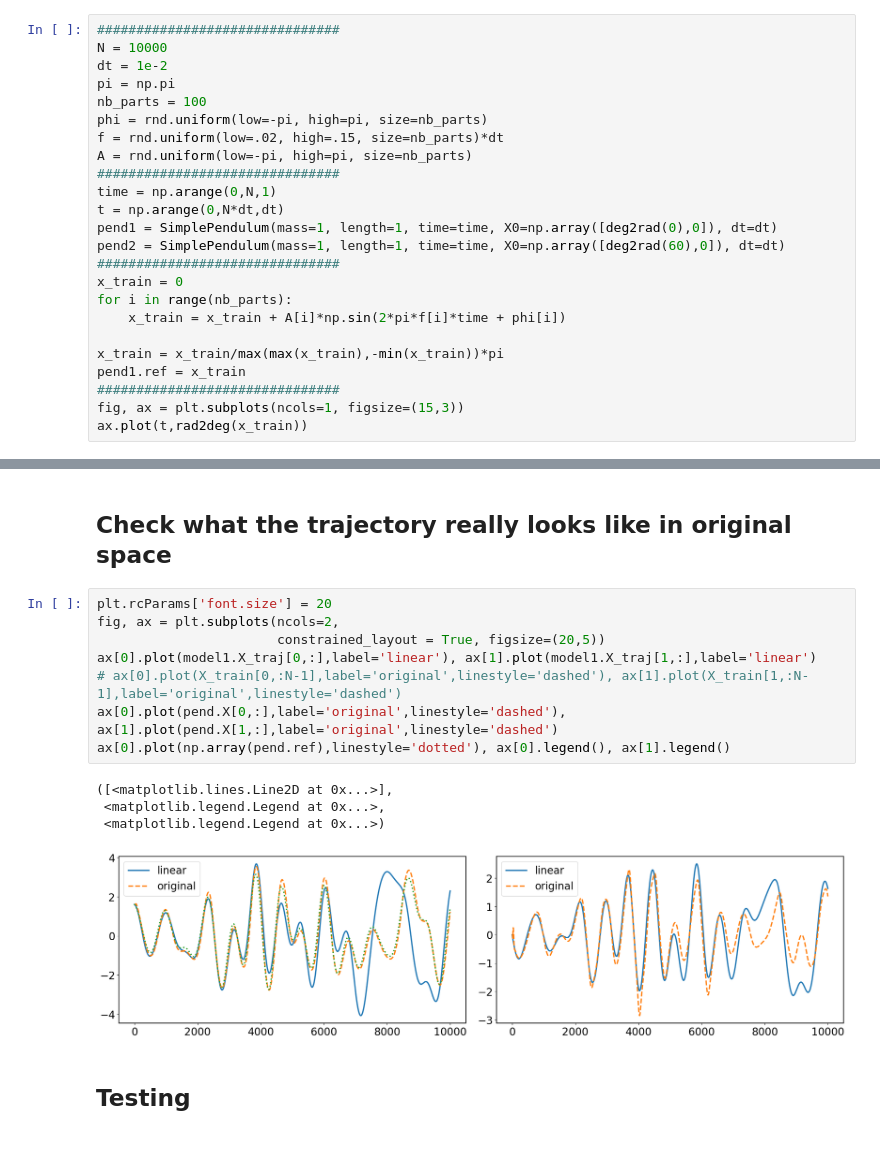
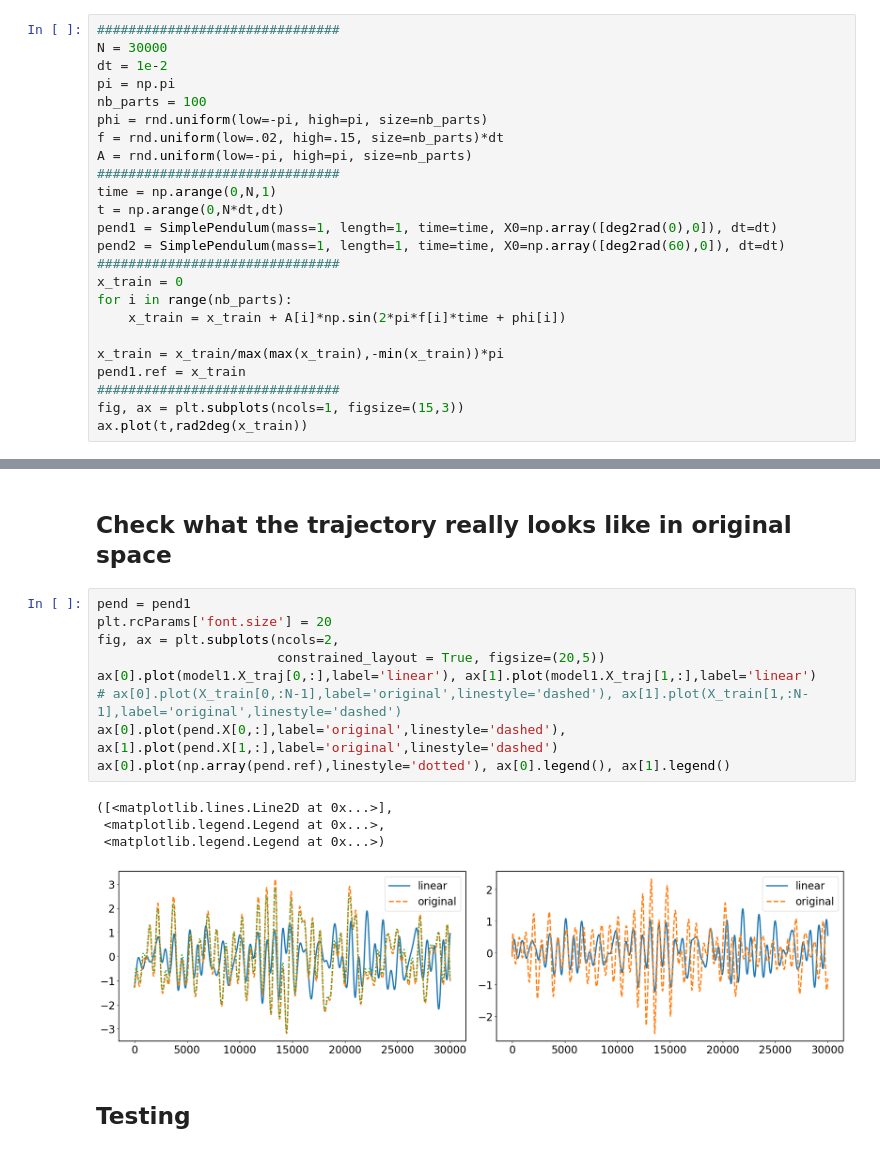
Before and after one commit to CedricFont/Subspace-learning-for-robot-application, a Jupyter notebook: LQR simulation/8_Better_identification.ipynb, the cells around one changed output, grey strips where cells are left out. Cells and saved outputs as stored; diff of their text form.

```diff
--- a/LQR simulation/8_Better_identification.ipynb
+++ b/LQR simulation/8_Better_identification.ipynb
@@ -148,7 +142,7 @@ ax[2,0].legend(), ax[2,1].legend()
 ## Creating a nasty sine-ish reference
 # %%
 ###############################
-N = 10000
+N = 30000
 dt = 1e-2
 pi = np.pi
 nb_parts = 100
@@ -226,18 +222,19 @@ print(model1.traj_error)
 # %% [markdown]
 ## Check what the trajectory really looks like in original space
 # %%
+pend = pend1
 plt.rcParams['font.size'] = 20
 fig, ax = plt.subplots(ncols=2,
                        constrained_layout = True, figsize=(20,5))
 ax[0].plot(model1.X_traj[0,:],label='linear'), ax[1].plot(model1.X_traj[1,:],label='linear')
 # ax[0].plot(X_train[0,:N-1],label='original',linestyle='dashed'), ax[1].plot(X_train[1,:N-1],label='original',linestyle='dashed')
 ax[0].plot(pend.X[0,:],label='original',linestyle='dashed'), ax[1].plot(pend.X[1,:],label='original',linestyle='dashed')
 ax[0].plot(np.array(pend.ref),linestyle='dotted'), ax[0].legend(), ax[1].legend()
 # %% [output]
 ([<matplotlib.lines.Line2D at 0x...>],
  <matplotlib.legend.Legend at 0x...>,
  <matplotlib.legend.Legend at 0x...>)
-[figure, old version]
+[figure, new version]
 # %% [markdown]
 ## Testing
 # %%
```
Also changed, not shown: parts of 8 cells of this notebook, 2 other files.
